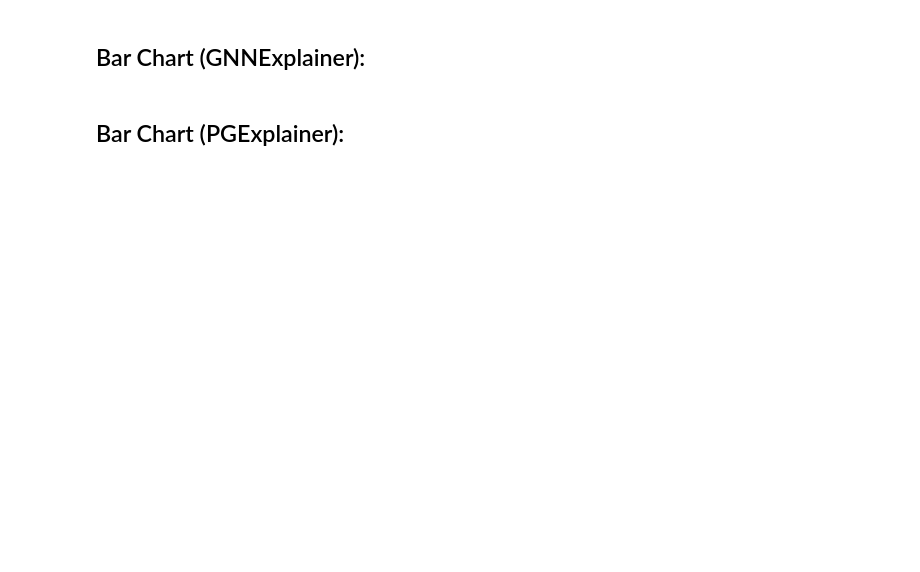
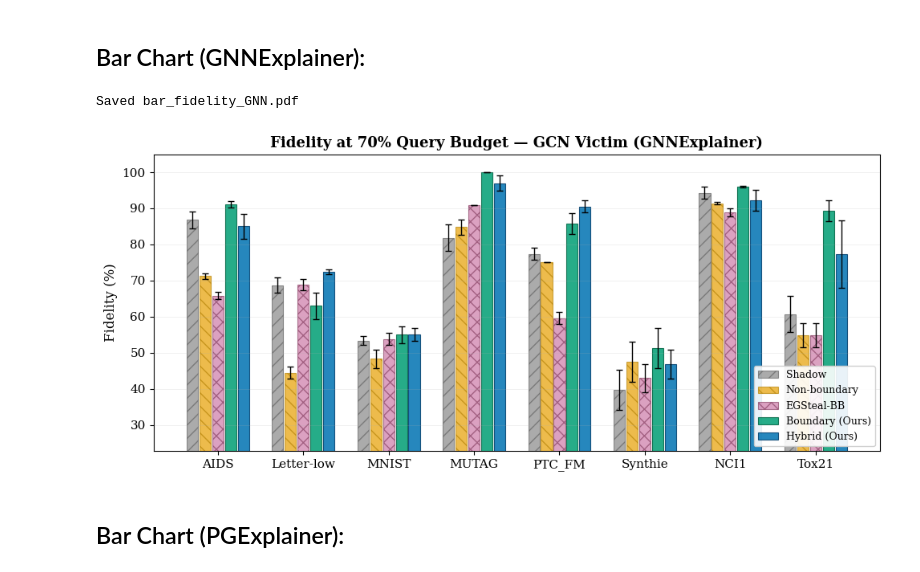
Before and after one commit to LabRAI/XSTEAL, a Jupyter notebook: Colab Notebooks/Bar_Chart_Plot.ipynb, the cells around one changed output. Drawn from its saved outputs; the diff is of its cells as text; code cells hidden in the pictures; blank space fills up the shorter version.

```diff
--- a/Colab Notebooks/Bar_Chart_Plot.ipynb
+++ b/Colab Notebooks/Bar_Chart_Plot.ipynb
@@ -70,7 +76,7 @@ def make_bar_chart(exp_code, filename=None, show=True, save=True):
         'Hybrid':       '#0072B2',
     }
     method_labels = {
-        'Random': 'Random',
+        'Random': 'Shadow',
         'Non-boundary': 'Non-boundary',
         'EGSteal-BB': 'EGSteal-BB',
         'Boundary': 'Boundary (Ours)',
@@ -122,33 +128,36 @@ def make_bar_chart(exp_code, filename=None, show=True, save=True):
                       alpha=0.85 if method in ['Boundary', 'Hybrid'] else 0.7)
 
     exp_label = 'GNNExplainer' if exp_code == 'GNN' else 'PGExplainer'
     ax.set_ylabel('Fidelity (%)', fontsize=12)
     ax.set_xticks(x)
     ax.set_xticklabels([DS_DISPLAY[ds] for ds in DATASETS], fontsize=11)
     ax.legend(fontsize=9, loc='lower right', framealpha=0.9)
     ax.grid(True, axis='y', alpha=0.25, linewidth=0.5)
     ax.set_title(f'Fidelity at 70% Query Budget — GCN Victim ({exp_label})',
                  fontsize=13, fontweight='bold')
 
     # Dynamic y-axis: start slightly below min
     all_vals = []
     for method in METHODS:
         for ds in DATASETS:
             all_vals.extend(get_fidelities(ds, method, exp_code))
     if all_vals:
         y_min = max(0, min(all_vals) - 10)
         ax.set_ylim(bottom=y_min)
 
     plt.tight_layout()
     if save and filename:
         plt.savefig(filename, dpi=300, bbox_inches='tight')
         print(f"Saved {filename}")
     if show:
         plt.show()
     else:
         plt.close()
 
 make_bar_chart('GNN', filename='bar_fidelity_GNN.pdf')
+# %% [output]
+Saved bar_fidelity_GNN.pdf
+[figure, added]
 # %% [markdown]
 ## Bar Chart (PGExplainer):
 # %%
```
Also changed, not shown: parts of 3 cells of this notebook.
